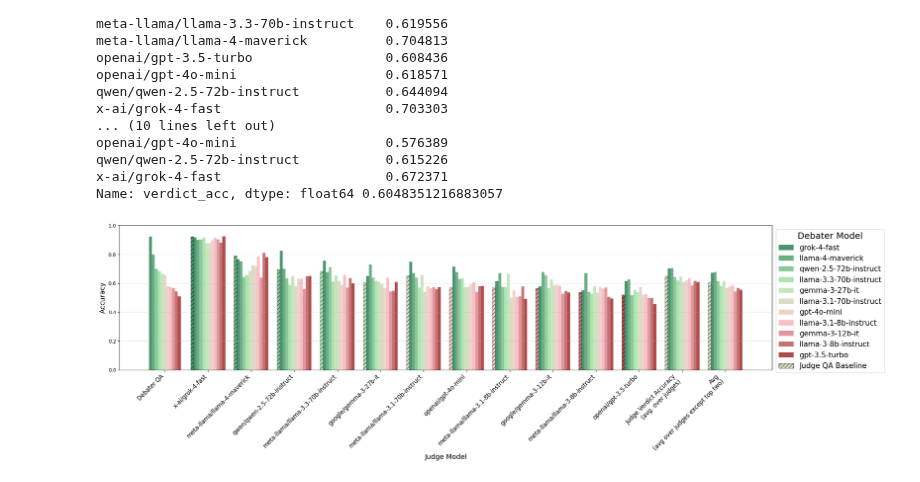
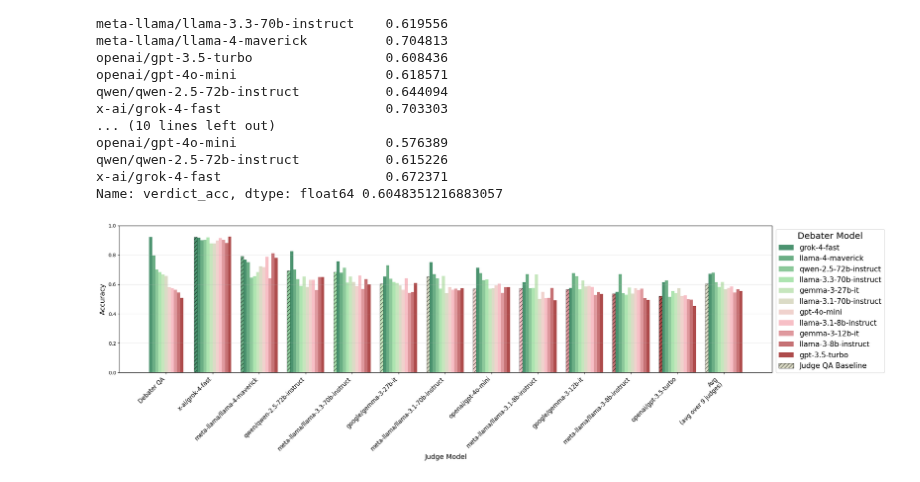
Before and after one commit to joshlevy89/llm_judge_debate_NEW, a Jupyter notebook: analysis/poster.ipynb, the cells around one changed output. Drawn from its saved outputs; the diff is of its cells as text; code cells hidden in the pictures.

```diff
--- a/analysis/poster.ipynb
+++ b/analysis/poster.ipynb
@@ -387,6 +387,8 @@ import matplotlib.pyplot as plt
 import matplotlib.colors as mcolors
 import numpy as np
 import pandas as pd
+
+judge_models_to_show = None  # Set to None to show all, or list like ['openai/gpt-4o-mini', 'x-ai/grok-4-fast'] to show specific judges
 
 run_mapping = pd.DataFrame(data['runs'])
 merged = aggregate_acc.merge(run_mapping, left_on='name', right_on='verdict_run_id')
@@ -428,6 +430,9 @@ for run_idx in [0]:
                 break
 
     judge_models = sorted(plot_data['model'].unique(), key=lambda x: judge_to_debater_acc.get(x, 0), reverse=True)
+
+    if judge_models_to_show is not None:
+        judge_models = [jm for jm in judge_models if jm in judge_models_to_show]
 
     n_judges = len(judge_models)
     n_debates = len(debate_run_ids)
@@ -488,8 +493,8 @@ for run_idx in [0]:
 
     # Add Average groups
     for avg_idx, (avg_label, qa_val, verdict_series) in enumerate([
-        ('Judge Verdict Accuracy\n(avg. over judges)', qa_avg, verdict_avg),
-        ('Avg\n(avg over judges except top two)', qa_avg_minus2, verdict_avg_minus2)
+        # ('Judge Verdict Accuracy\n(avg. over judges)', qa_avg, verdict_avg),
+        ('Avg\n(avg over 9 judges)', qa_avg_minus2, verdict_avg_minus2)
     ]):
         x_pos = len(judge_models) + 1 + avg_idx
         x_labels.append(avg_label)
@@ -503,31 +508,31 @@ for run_idx in [0]:
         for i, debate_run_id in enumerate(debate_run_ids):
             debater_model_full = plot_data[plot_data['debate_run_id'] == debate_run_id].iloc[0]['config_debater_model_debates']
             verdict_val = verdict_series[debater_model_full]
             offset = ((i + 1) - (n_debates + 1) / 2 + 0.5) * width
             ax.bar(x_pos + offset, verdict_val, width, color=colors[i], alpha=0.7)
 
     x_positions = np.arange(len(x_labels))
 
     ax.set_xlabel('Judge Model', fontsize=14)
     ax.set_ylabel('Accuracy', fontsize=14)
     ax.set_xticks(x_positions)
     ax.set_xticklabels(x_labels, rotation=45, ha='right', fontsize=12)
 
     from matplotlib.patches import Patch
 
     legend_elements = []
     for i, debate_run_id in enumerate(debate_run_ids):
         label = f"{debate_run_id_labels.get(debate_run_id, debate_run_id)}"
         legend_elements.append(Patch(facecolor=colors[i], alpha=0.7, label=label))
 
     judge_qa_color = custom_cmap(0.5)
     legend_elements.append(Patch(facecolor=judge_qa_color, alpha=0.7, hatch='///', edgecolor='black', label='Judge QA Baseline'))
 
     ax.grid(axis='y', alpha=0.3)
     ax.set_ylim([0, 1])
     ax.legend(handles=legend_elements, loc='upper left', bbox_to_anchor=(1, 1), title='Debater Model', fontsize=15, title_fontsize=18)
 
     plt.tight_layout(rect=[0, 0, 0.9, 1])
     plt.show()
 # %% [output]
-[figure, old version]
+[figure, new version]
```
